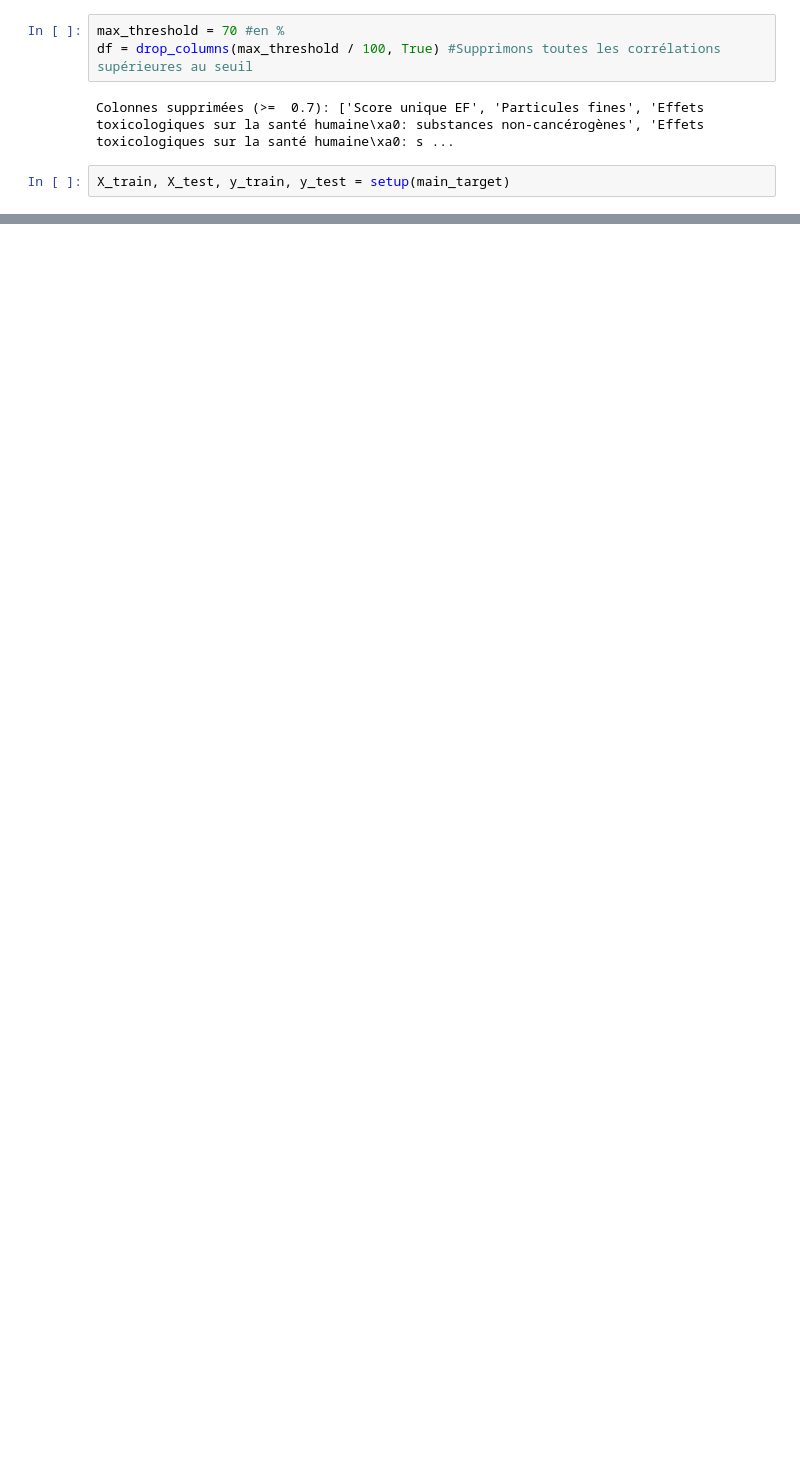
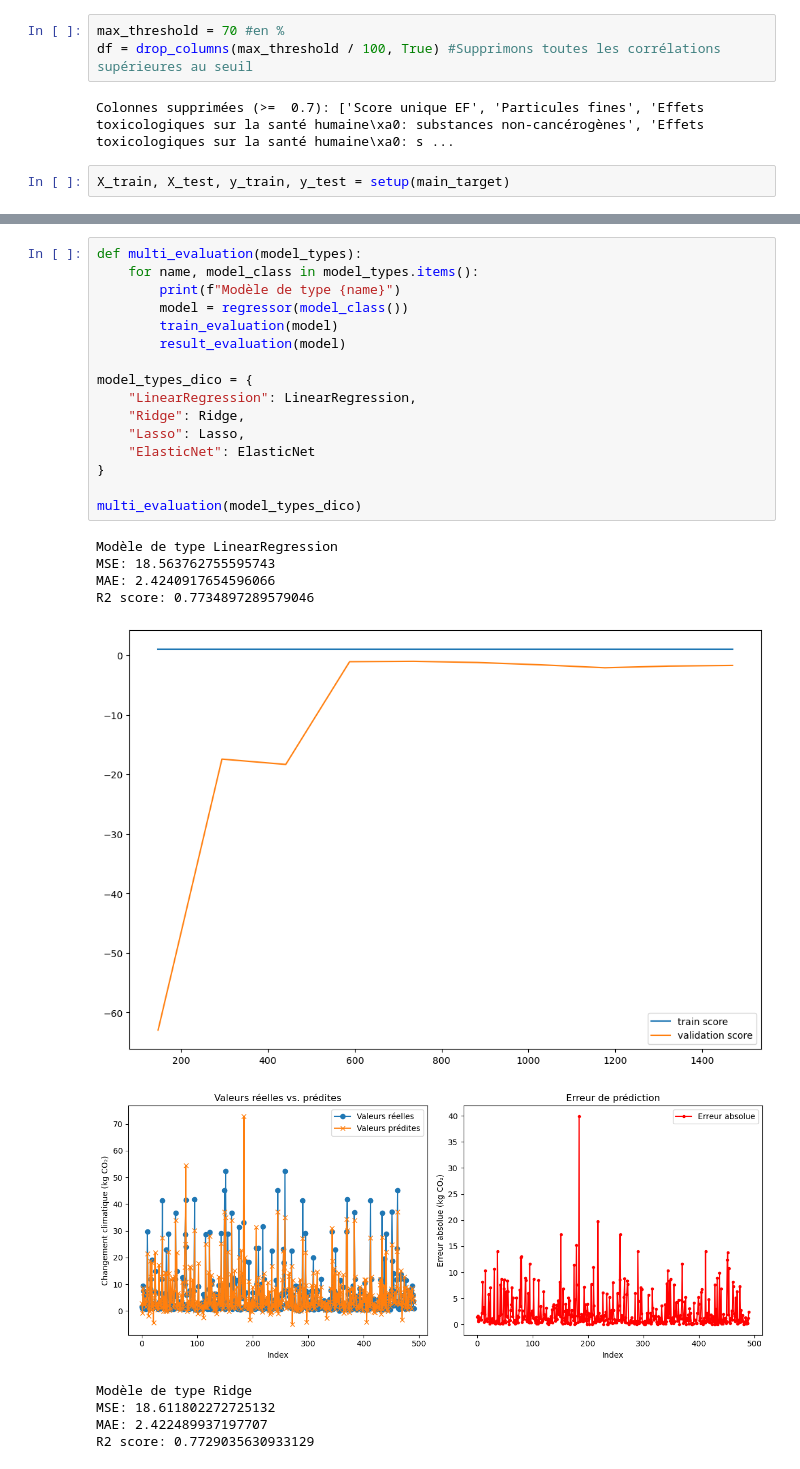
Before and after one commit to LorenzoLepoivre/IA-Prediction-Impact-Environnemental, a Jupyter notebook: main.ipynb, the cells around one changed output, grey strips where cells are left out. Drawn from its saved outputs; the diff is of its cells as text; blank space fills up the shorter version.

```diff
--- a/main.ipynb
+++ b/main.ipynb
@@ -301,0 +301,27 @@ X_train
+# %%
+def multi_evaluation(model_types):
+    for name, model_class in model_types.items():
+        print(f"Modèle de type {name}")
+        model = regressor(model_class())
+        train_evaluation(model)
+        result_evaluation(model)
+
+model_types_dico = {
+    "LinearRegression": LinearRegression,
+    "Ridge": Ridge,
+    "Lasso": Lasso,
+    "ElasticNet": ElasticNet
+}
+
+multi_evaluation(model_types_dico)
+# %% [output]
+Modèle de type LinearRegression
+MSE: 18.563762755595743
+MAE: 2.4240917654596066
+R2 score: 0.7734897289579046
+[figure, added]
+[figure, added]
+Modèle de type Ridge
+MSE: 18.611802272725132
+MAE: 2.422489937197707
+R2 score: 0.7729035630933129
```
Also changed, not shown: parts of 11 cells of this notebook, 1 other file.
